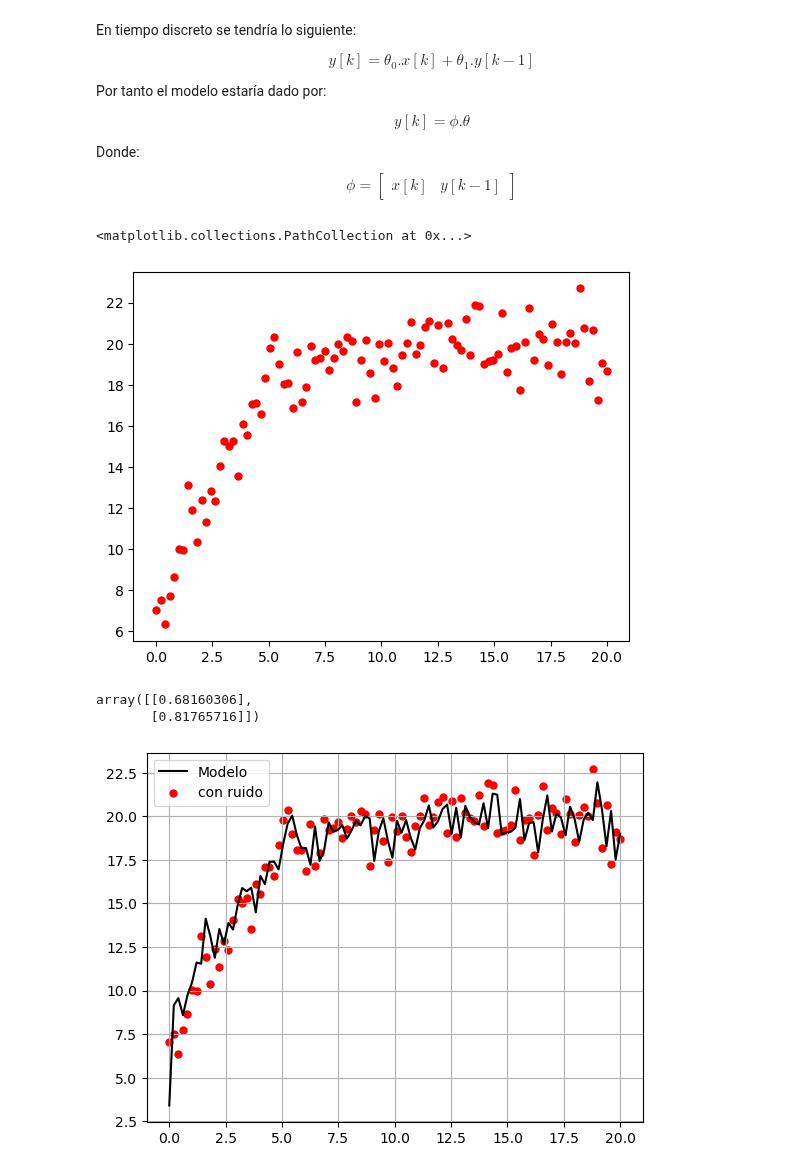
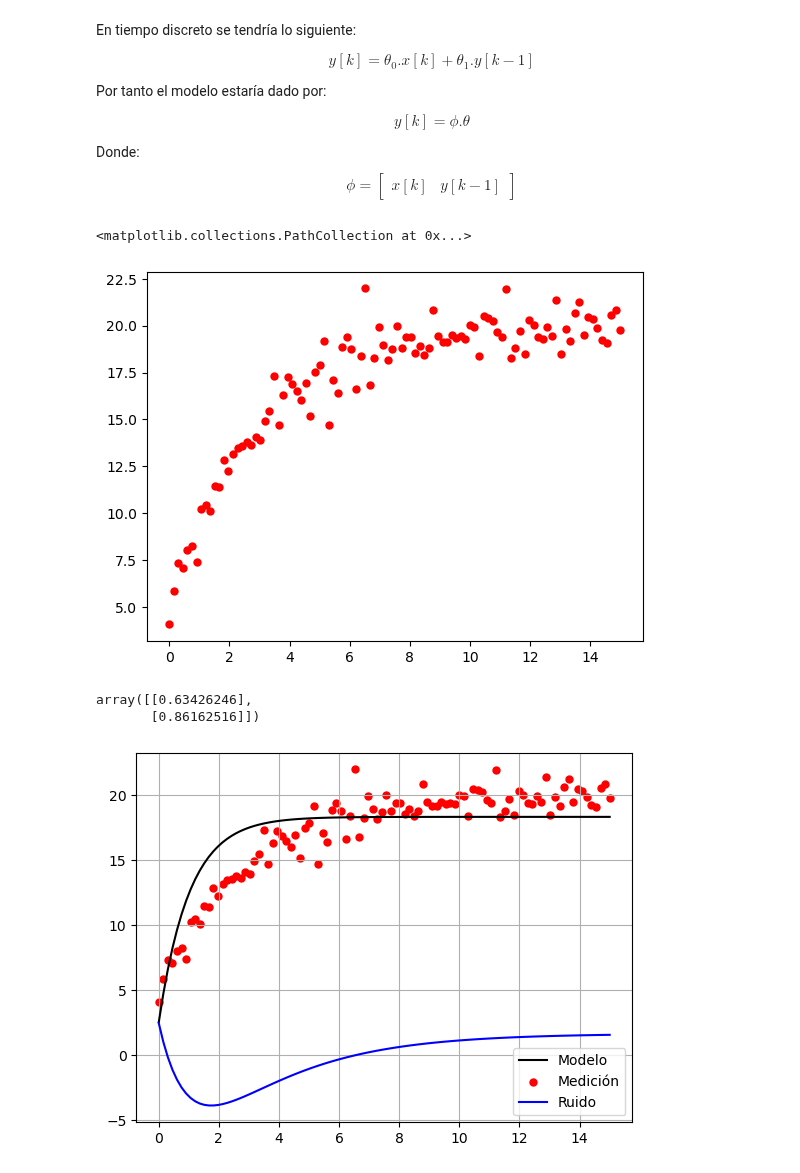
Before and after one commit to jairocuellar/System_identification, a Jupyter notebook: class_06_03.ipynb, the cells around one changed output. Drawn from its saved outputs; the diff is of its cells as text; code cells hidden in the pictures.

```diff
--- a/class_06_03.ipynb
+++ b/class_06_03.ipynb
@@ -24,8 +25,8 @@ $$\phi = \begin{bmatrix}x[k]&y[k-1]\end{bmatrix}$$
 ## Generando los valores medidos a partir
 ## de un valor ideal contaminado por ruido
 ones = np.linspace([1],[1],100)
-t = np.linspace([0],[20],100)
-x = np.linspace([5],[5],100)
+t = np.linspace([0],[15],100)
+x = np.linspace([4],[4],100)
 y1 = np.linspace([0],[0],100)
 y = 20-15*np.exp(-t/3)
 r = 1
@@ -33,7 +34,7 @@ yn = y + np.random.normal(0,r,t.shape)
 plt.scatter(t,yn,color = 'red',linewidths= 0.01)
 # %% [output]
 <matplotlib.collections.PathCollection at 0x...>
-[figure, old version]
+[figure, new version]
 # %%
 ### Creando el arreglo y[n-1]
 for k in range(1,len(yn)):
@@ -41,7 +42,6 @@ for k in range(1,len(yn)):
 
 ## Creación del vector phi
 phi = np.concatenate((x, y1), axis=1)
-
 ##phi = np.concatenate((ones, np.exp(-t/2)), axis=1)
 
 alpha = 0.2            #Valor de regularización
@@ -49,15 +49,22 @@ A = np.dot(phi.T,phi)+alpha*np.eye(2)
 theta = np.dot(np.linalg.inv(A),np.dot(phi.T,yn))
 theta
 # %% [output]
-array([[0.68160306],
-       [0.81765716]])
+array([[0.63426246],
+       [0.86162516]])
 # %%
-#y_estimado = p_estimado[[0]]*x + p_estimado[[1]]*y1
-y_e = np.dot(phi,theta);
+##y_e = np.dot(phi,theta)
 
-plt.plot(t,y_e,color = 'black')
+### Reconstruir la señal y_e
+y_e1 = np.linspace([0],[0],100)
+for k in range(len(yn)):
+    y_e1[k] = theta[0]*x[k]+theta[1]*y_e1[k-1];
+
+
+e = y - y_e1
+plt.plot(t,y_e1,color = 'black')
 plt.scatter(t,yn,color = 'red',linewidths= 0.01)
-plt.legend(['Modelo','con ruido'])
+plt.plot(t,e,color = 'blue')
+plt.legend(['Modelo','Medición','Ruido'])
 plt.grid()
 # %% [output]
-[figure, old version]
+[figure, new version]
```
Also changed, not shown: parts of 1 cell of this notebook, 10 other files.
